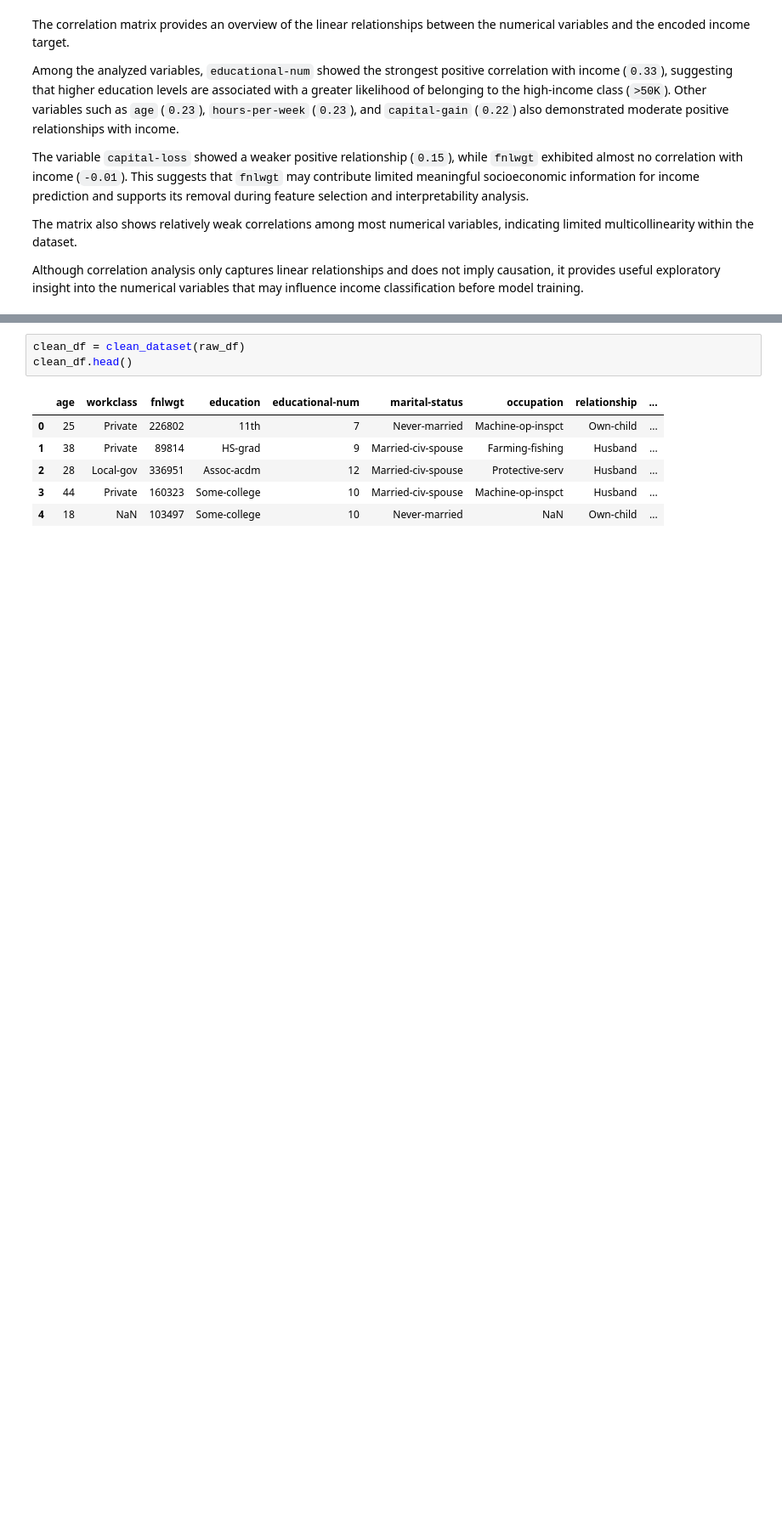
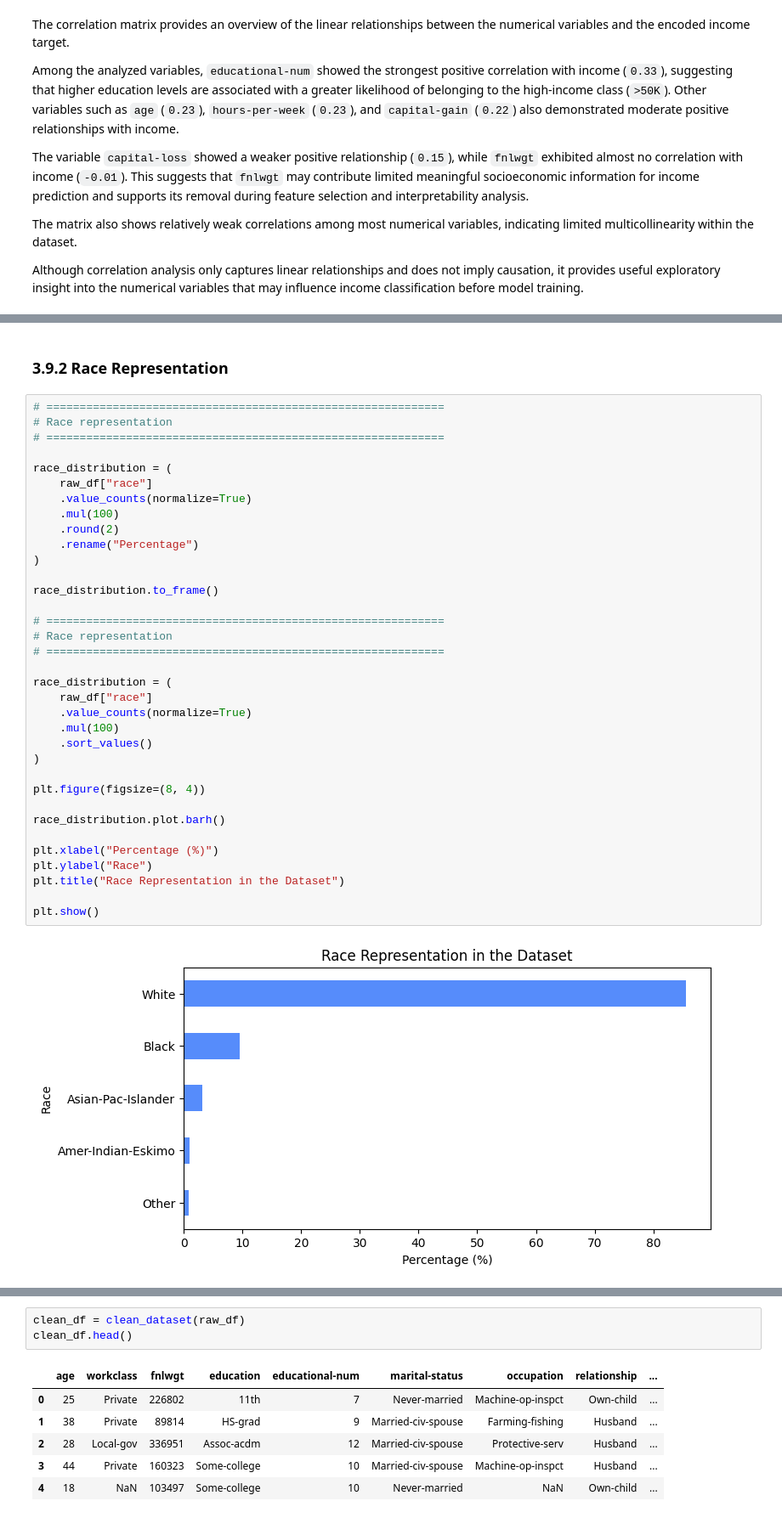
Before and after one commit to dantawalli/Adult-census-income-ML-project, a Jupyter notebook: notebooks/adult_income_classification.ipynb, the cells around one changed output, grey strips where cells are left out. Shown at 85% size. Drawn from its saved outputs; the diff is of its cells as text; blank space fills up the shorter version.

```diff
--- a/notebooks/adult_income_classification.ipynb
+++ b/notebooks/adult_income_classification.ipynb
@@ -706,0 +983,39 @@ Although correlation analysis only captures linear relationships and does not im
+# %% [markdown]
+### 3.9.2 Race Representation
+# %%
+# ============================================================
+# Race representation
+# ============================================================
+
+race_distribution = (
+    raw_df["race"]
+    .value_counts(normalize=True)
+    .mul(100)
+    .round(2)
+    .rename("Percentage")
+)
+
+race_distribution.to_frame()
+
+# ============================================================
+# Race representation
+# ============================================================
+
+race_distribution = (
+    raw_df["race"]
+    .value_counts(normalize=True)
+    .mul(100)
+    .sort_values()
+)
+
+plt.figure(figsize=(8, 4))
+
+race_distribution.plot.barh()
+
+plt.xlabel("Percentage (%)")
+plt.ylabel("Race")
+plt.title("Race Representation in the Dataset")
+
+plt.show()
+# %% [output]
+[figure, added]
```
Also changed, not shown: parts of 63 cells of this notebook, 6 other files.
